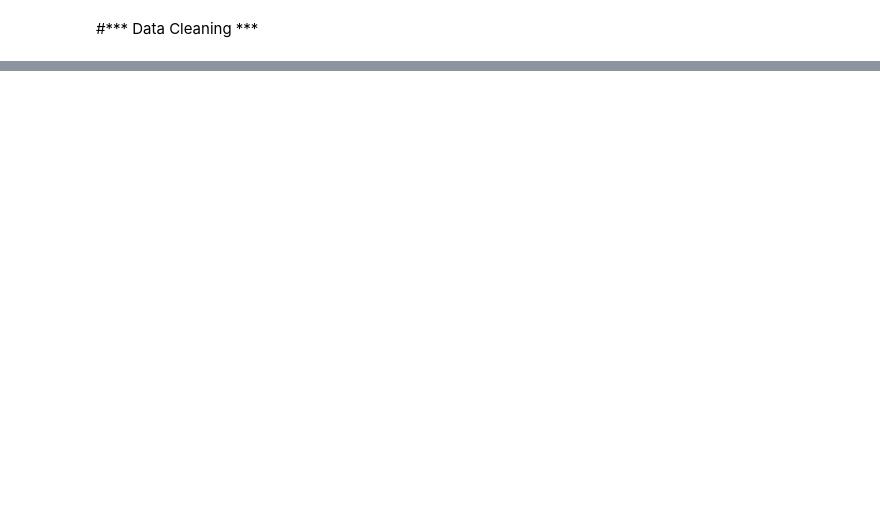
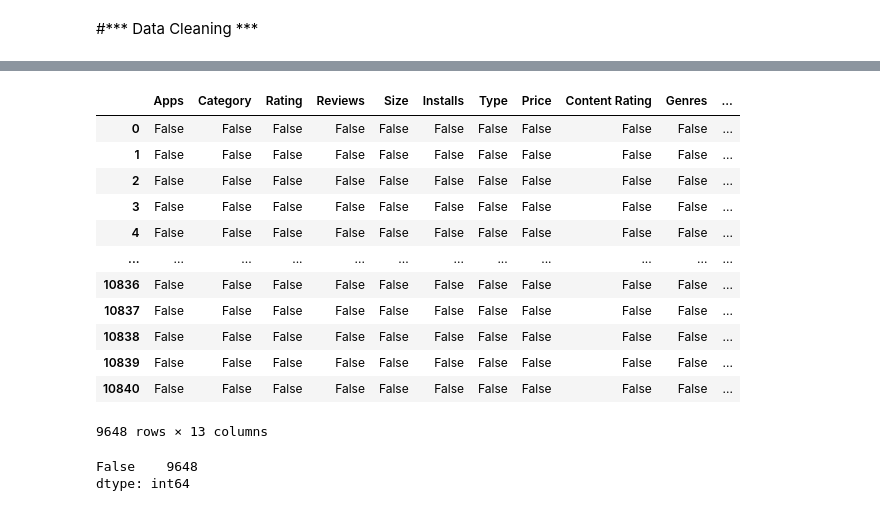
Before and after one commit to jaypatil143/Python-Project-, a Jupyter notebook: my_play_store_project.ipynb, the cells around one changed output, grey strips where cells are left out. Drawn from its saved outputs; the diff is of its cells as text; code cells hidden in the pictures; blank space fills up the shorter version.

```diff
--- a/my_play_store_project.ipynb
+++ b/my_play_store_project.ipynb
@@ -189,2 +253,21 @@ memory usage: 8.3 MB
 # %% [markdown]
 #*** Data Cleaning ***
+# %%
+# drop it use for a delete any row & column /  and we deleting 10472 cause it's over rating .
+
+df.drop([10472], inplace = True )
+# %%
+# remove or manage null value .
+
+meanVal = df['Rating'].mean()
+df['Rating'].fillna(value=meanVal, inplace=True)
+df.dropna(inplace = True )
+# %%
+# Droping dublicates Row & then App cause App will not droped after droped Row
+
+df.drop_duplicates(inplace=True)
+df.drop_duplicates(['App'],inplace=True)
+# %%
+# change name of column .
+
+df.rename(columns = {'App': 'Apps'} , inplace =True )
@@ -190,0 +344,21 @@ memory usage: 8.3 MB
+# %%
+df.isnull()
+# %% [output]
+|  | Apps | Category | Rating | Reviews | Size | Installs | Type | Price | Content Rating | Genres | ... |
+| 0 | False | False | False | False | False | False | False | False | False | False | ... |
+| 1 | False | False | False | False | False | False | False | False | False | False | ... |
+| 2 | False | False | False | False | False | False | False | False | False | False | ... |
+| 3 | False | False | False | False | False | False | False | False | False | False | ... |
+| 4 | False | False | False | False | False | False | False | False | False | False | ... |
+| ... | ... | ... | ... | ... | ... | ... | ... | ... | ... | ... | ... |
+| 10836 | False | False | False | False | False | False | False | False | False | False | ... |
+| 10837 | False | False | False | False | False | False | False | False | False | False | ... |
+| 10838 | False | False | False | False | False | False | False | False | False | False | ... |
+| 10839 | False | False | False | False | False | False | False | False | False | False | ... |
+| 10840 | False | False | False | False | False | False | False | False | False | False | ... |
+9648 rows × 13 columns
+# %%
+df.duplicated().value_counts()
+# %% [output]
+False    9648
+dtype: int64
```
Also changed, not shown: parts of 29 cells of this notebook.
